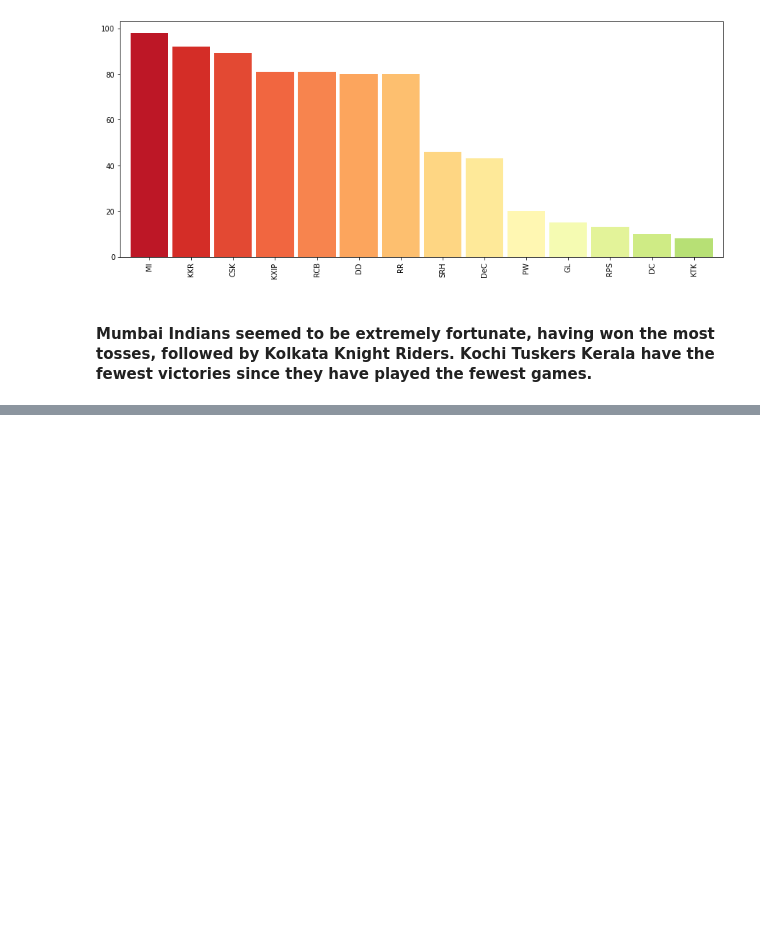
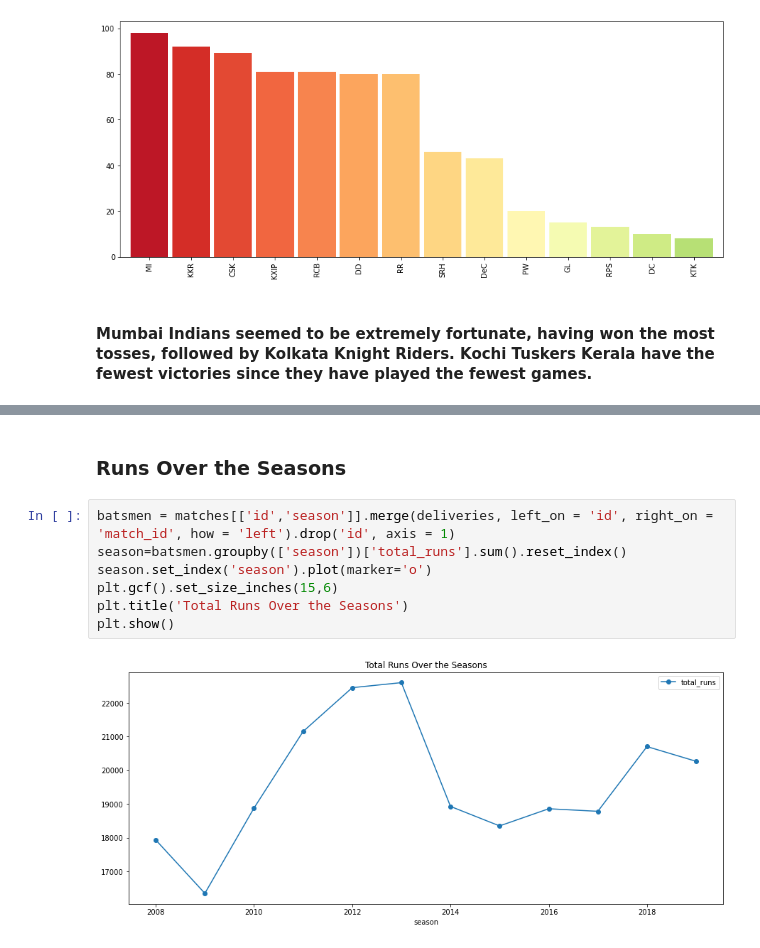
Before and after one commit to Akshitbagri/TSF-GRIP-Data-Science-Business-Analytics, a Jupyter notebook: Exploratory Data Analysis-Sports/Analysis.ipynb, the cells around one changed output, grey strips where cells are left out. Cells and saved outputs as stored; diff of their text form; blank space fills up the shorter version.

```diff
--- a/Exploratory Data Analysis-Sports/Analysis.ipynb
+++ b/Exploratory Data Analysis-Sports/Analysis.ipynb
@@ -196,0 +241,11 @@ plt.show()
+# %% [markdown]
+### Runs Over the Seasons
+# %%
+batsmen = matches[['id','season']].merge(deliveries, left_on = 'id', right_on = 'match_id', how = 'left').drop('id', axis = 1)
+season=batsmen.groupby(['season'])['total_runs'].sum().reset_index()
+season.set_index('season').plot(marker='o')
+plt.gcf().set_size_inches(15,6)
+plt.title('Total Runs Over the Seasons')
+plt.show()
+# %% [output]
+[figure, added]
```
Also changed, not shown: parts of 19 cells of this notebook.
